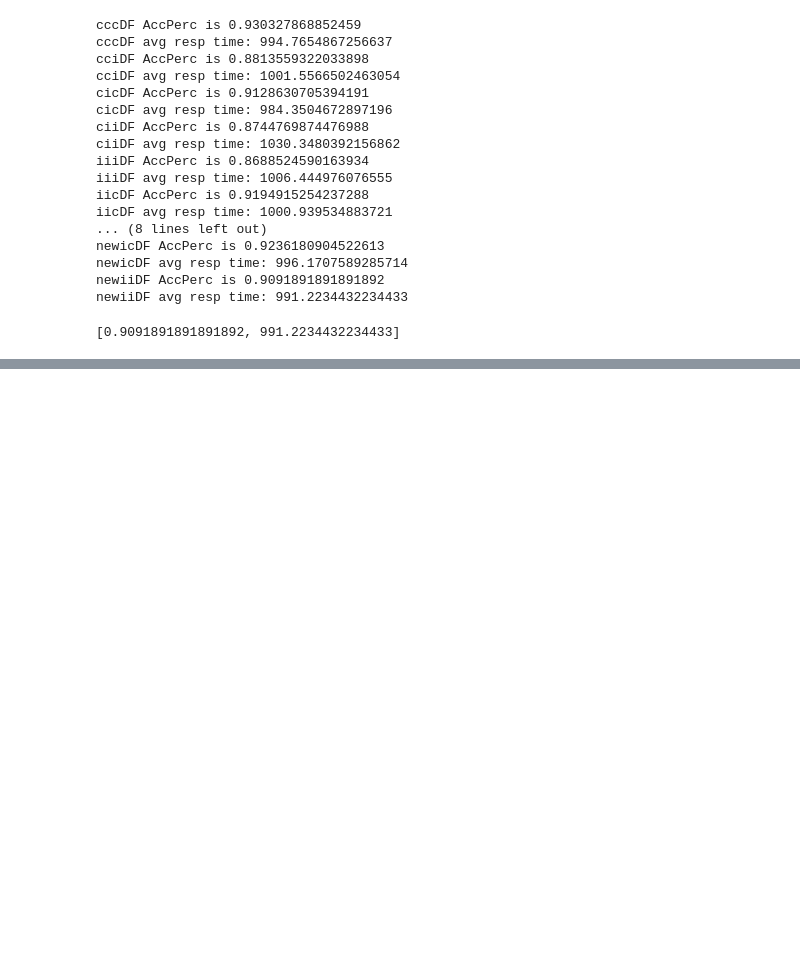
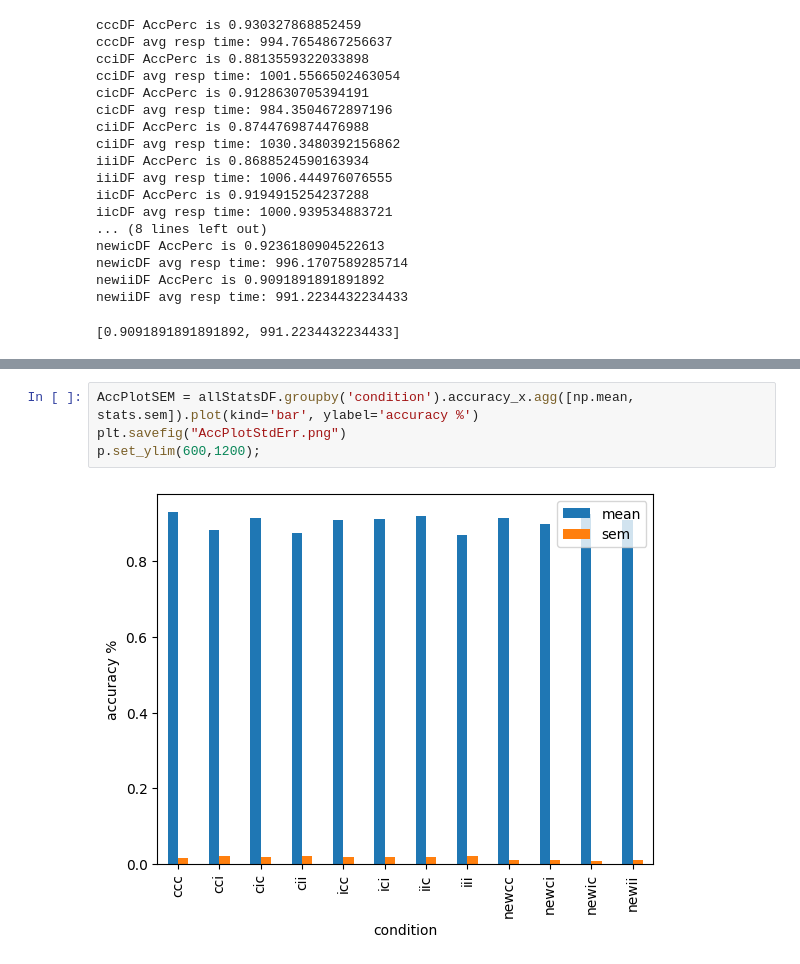
Before and after one commit to jimzhang629/contextFlanker2.0, a Jupyter notebook: analysis/makecsv.ipynb, the cells around one changed output, grey strips where cells are left out. Drawn from its saved outputs; the diff is of its cells as text; blank space fills up the shorter version.

```diff
--- a/analysis/makecsv.ipynb
+++ b/analysis/makecsv.ipynb
@@ -514,0 +592,6 @@ plt.show()
+# %%
+AccPlotSEM = allStatsDF.groupby('condition').accuracy_x.agg([np.mean, stats.sem]).plot(kind='bar', ylabel='accuracy %')
+plt.savefig("AccPlotStdErr.png")
+p.set_ylim(600,1200);
+# %% [output]
+[figure, added]
```
Also changed, not shown: parts of 20 cells of this notebook, 12 other files.
